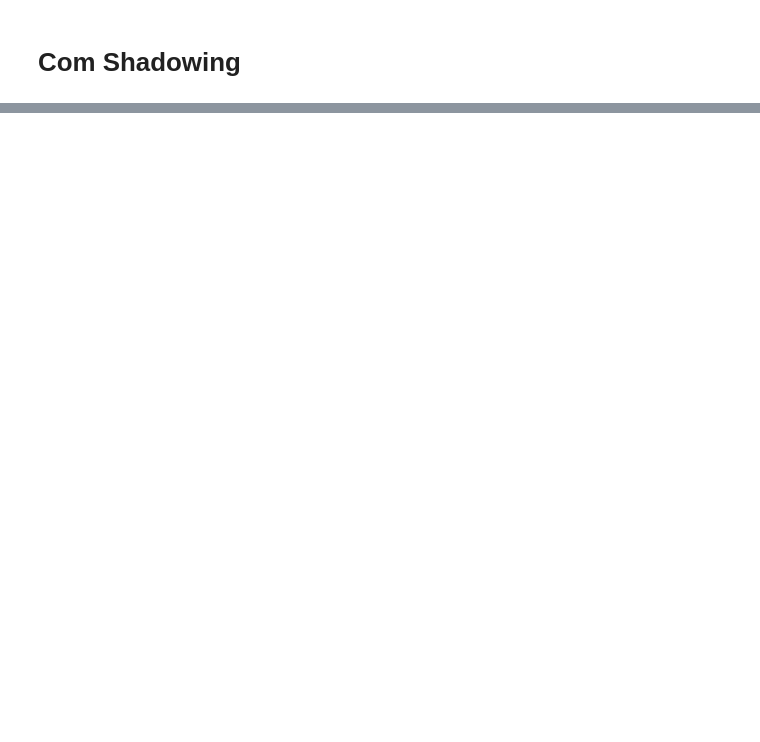
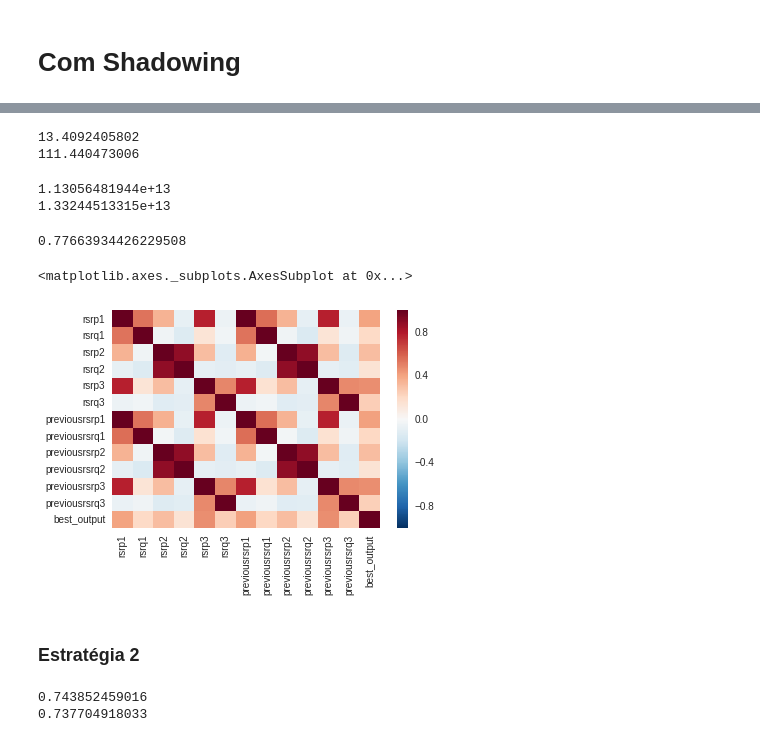
Before and after one commit to ycaroravel/CoverageHolesScenario_ns-3, a Jupyter notebook: neural_nets.ipynb, the cells around one changed output, grey strips where cells are left out. Drawn from its saved outputs; the diff is of its cells as text; code cells hidden in the pictures; blank space fills up the shorter version.

```diff
--- a/neural_nets.ipynb
+++ b/neural_nets.ipynb
@@ -341,0 +388,17 @@ teste
+# %%
+t2_runs = t2.nRun
+t3_runs = t3.nRun
+a3rsrp_runs = a3rsrp.nRun
+a2a4rsrq_runs = a2a4rsrq.nRun
+valid_results = t2[t2.rsrp1==t3.rsrp1].nRun
+valid_runs = set(t2_runs).intersection(t3_runs).intersection(a3rsrp_runs).intersection(a2a4rsrq_runs).intersection(valid_results)
+# %%
+t2 = t2[t2.nRun.isin(valid_runs)]
+t3 = t3[t3.nRun.isin(valid_runs)]
+a3rsrp = a3rsrp[a3rsrp.nRun.isin(valid_runs)]
+a2a4rsrq = a2a4rsrq[a2a4rsrq.nRun.isin(valid_runs)]
+
+t2.reset_index(drop=True, inplace=True)
+t3.reset_index(drop=True, inplace=True)
+a3rsrp.reset_index(drop=True, inplace=True)
+a2a4rsrq.reset_index(drop=True, inplace=True)
@@ -341,0 +413,5 @@ teste
+# %%
+data['best_output'] = data.apply(best_output, axis=1)
+# %%
+teste = data[(data.nRun>800) & (data.nRun<=1000)]
+data = data[data.nRun<=800]
@@ -341,0 +453,7 @@ teste
+# %%
+from sklearn.metrics import mean_squared_error
+print (mean_squared_error(nn1_b0.predict(nn1_b_input),data[(data.downloadTimeT2!=100)&(data.downloadTimeT3!=100)].downloadTimeT2))
+print (mean_squared_error(nn1_b1.predict(nn1_b_input),data[(data.downloadTimeT2!=100)&(data.downloadTimeT3!=100)].downloadTimeT3))
+# %% [output]
+13.4092405802
+111.440473006
@@ -341,0 +471,7 @@ teste
+# %%
+from sklearn.metrics import mean_squared_error
+print (mean_squared_error(nn1_c0.predict(nn1_c_input),data[(data.downloadTimeT2>=100)&(data.downloadTimeT3>=100)].rxBytesT2))
+print (mean_squared_error(nn1_c1.predict(nn1_c_input),data[(data.downloadTimeT2>=100)&(data.downloadTimeT3>=100)].rxBytesT3))
+# %% [output]
+1.13056481944e+13
+1.33244513315e+13
@@ -341,0 +506,13 @@ teste
+# %%
+((nn1_a_input.apply(nn1_func, axis=1)==data.best_output).sum())/data.best_output.size
+# %% [output]
+0.77663934426229508
+# %%
+import seaborn as sns
+features = data[['rsrp1','rsrq1','rsrp2','rsrq2','rsrp3','rsrq3','previousrsrp1','previousrsrq1','previousrsrp2','previousrsrq2','previousrsrp3','previousrsrq3','best_output']]
+sns.heatmap(features.corr())
+# %% [output]
+<matplotlib.axes._subplots.AxesSubplot at 0x...>
+[figure, added]
+# %% [markdown]
+### Estratégia 2
@@ -341,0 +521,21 @@ teste
+# %%
+# A: Download Completo ou Incompleto (para todas as amostras)
+
+# NN A para T2
+nn2_a0_input = data[['rsrp2','rsrq2']]
+nn2_a0_output = (data.downloadTimeT2<100).astype(int)
+nn2_a0 = MLPClassifier(solver='lbfgs', alpha=1e-5, hidden_layer_sizes=(20,15), random_state=1, validation_fraction=0.25)
+nn2_a0.fit(nn2_a0_input.as_matrix(), nn2_a0_output);
+
+# NN A para T3
+nn2_a1_input = data_norm[['rsrp3','rsrq3']]
+nn2_a1_output = (data.downloadTimeT3<100).astype(int)
+nn2_a1 = MLPClassifier(solver='lbfgs', alpha=1e-5, hidden_layer_sizes=(20,15), random_state=1, validation_fraction=0.25)
+nn2_a1.fit(nn2_a1_input.as_matrix(), nn2_a1_output);
+
+
+print ((nn2_a0.predict(nn2_a0_input)==(data.downloadTimeT2!=100).astype(int)).sum()/data.shape[0])
+print ((nn2_a1.predict(nn2_a1_input)==(data.downloadTimeT3!=100).astype(int)).sum()/data.shape[0])
+# %% [output]
+0.743852459016
+0.737704918033
```
Also changed, not shown: parts of 100 cells of this notebook, 4 other files.
